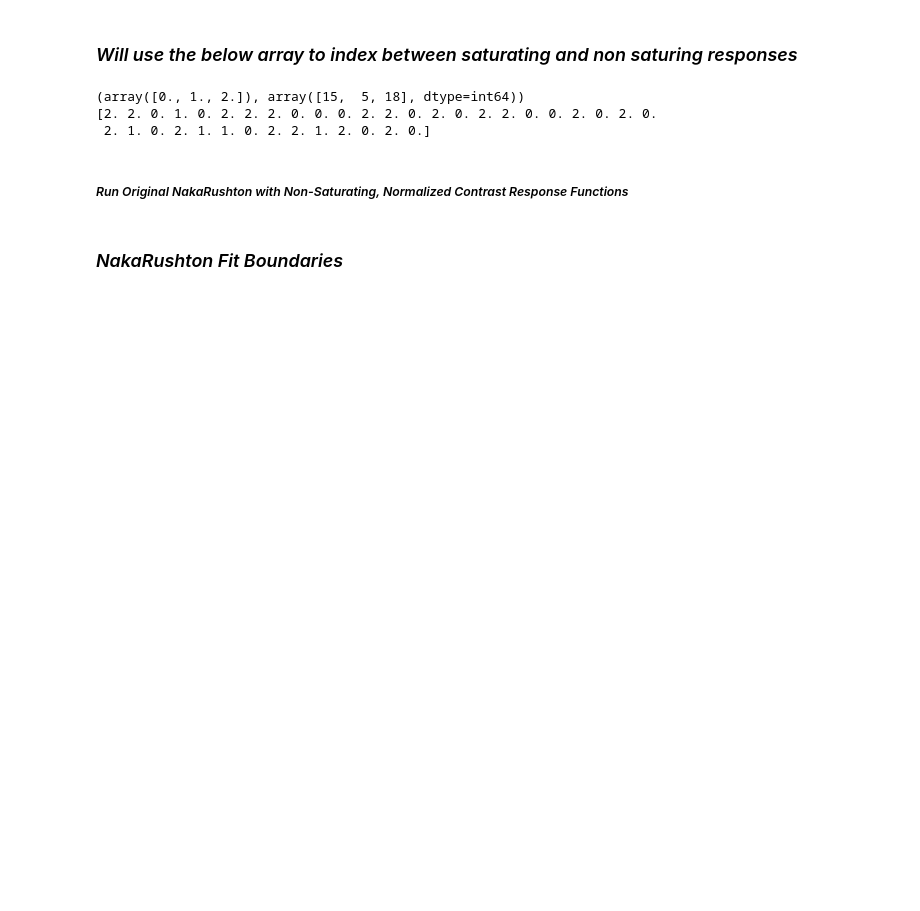
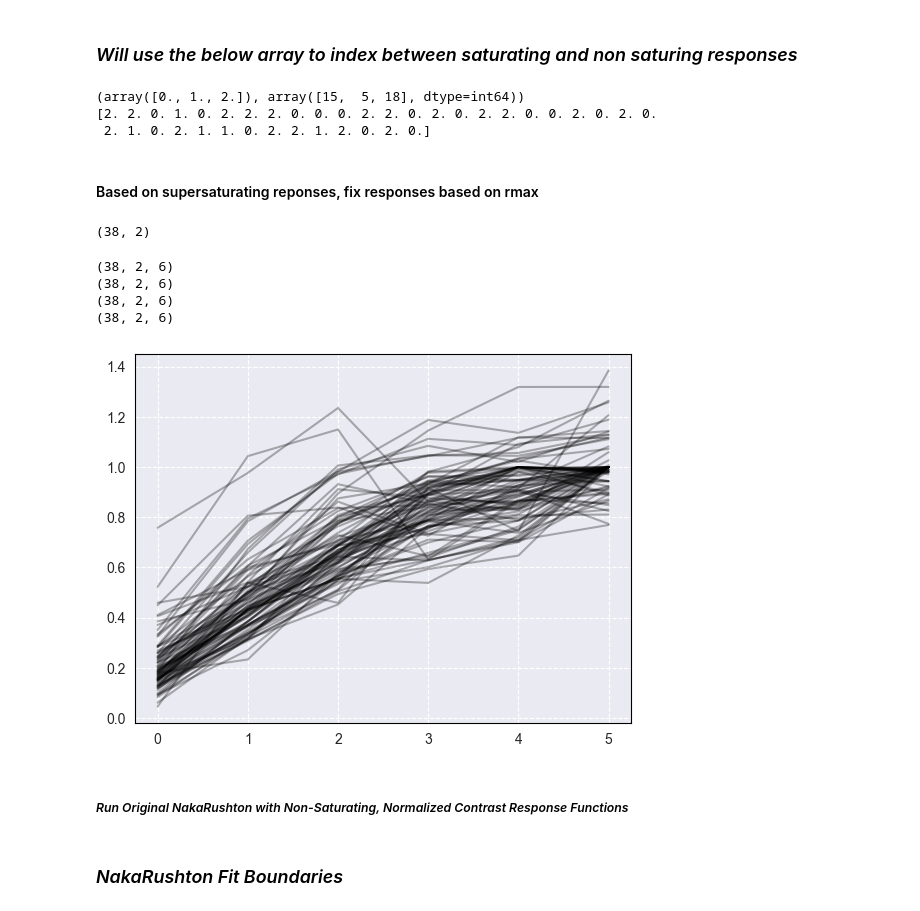
Before and after one commit to PatriciaNL/SSRP_Analysis, a Jupyter notebook: NakaRushtonFits_Script.ipynb, the cells around one changed output. Drawn from its saved outputs; the diff is of its cells as text; code cells hidden in the pictures; blank space fills up the shorter version.

```diff
--- a/NakaRushtonFits_Script.ipynb
+++ b/NakaRushtonFits_Script.ipynb
@@ -325,3 +326,9 @@ print(Saturation_Subjs)
 (array([0., 1., 2.]), array([15,  5, 18], dtype=int64))
 [2. 2. 0. 1. 0. 2. 2. 2. 0. 0. 0. 2. 2. 0. 2. 0. 2. 2. 0. 0. 2. 0. 2. 0.
  2. 1. 0. 2. 1. 1. 0. 2. 2. 1. 2. 0. 2. 0.]
+# %% [markdown]
+#### Based on supersaturating reponses, fix responses based on rmax
+# %%
+print(SaturatingSweep[0].shape)
+# %% [output]
+(38, 2)
@@ -327,0 +364,10 @@ print(Saturation_Subjs)
+# %%
+for x in range(4):
+    t = SaturationFix_CRF(crf = PrePostConditionData,SI_In = Saturation_Bool_group,maxCRF_response = SaturatingSweep,conditionInterestedIn  = x)
+    print(t.shape)
+# %% [output]
+(38, 2, 6)
+(38, 2, 6)
+(38, 2, 6)
+(38, 2, 6)
+[figure, added]
```
Also changed, not shown: parts of 11 cells of this notebook, 1 other file.
